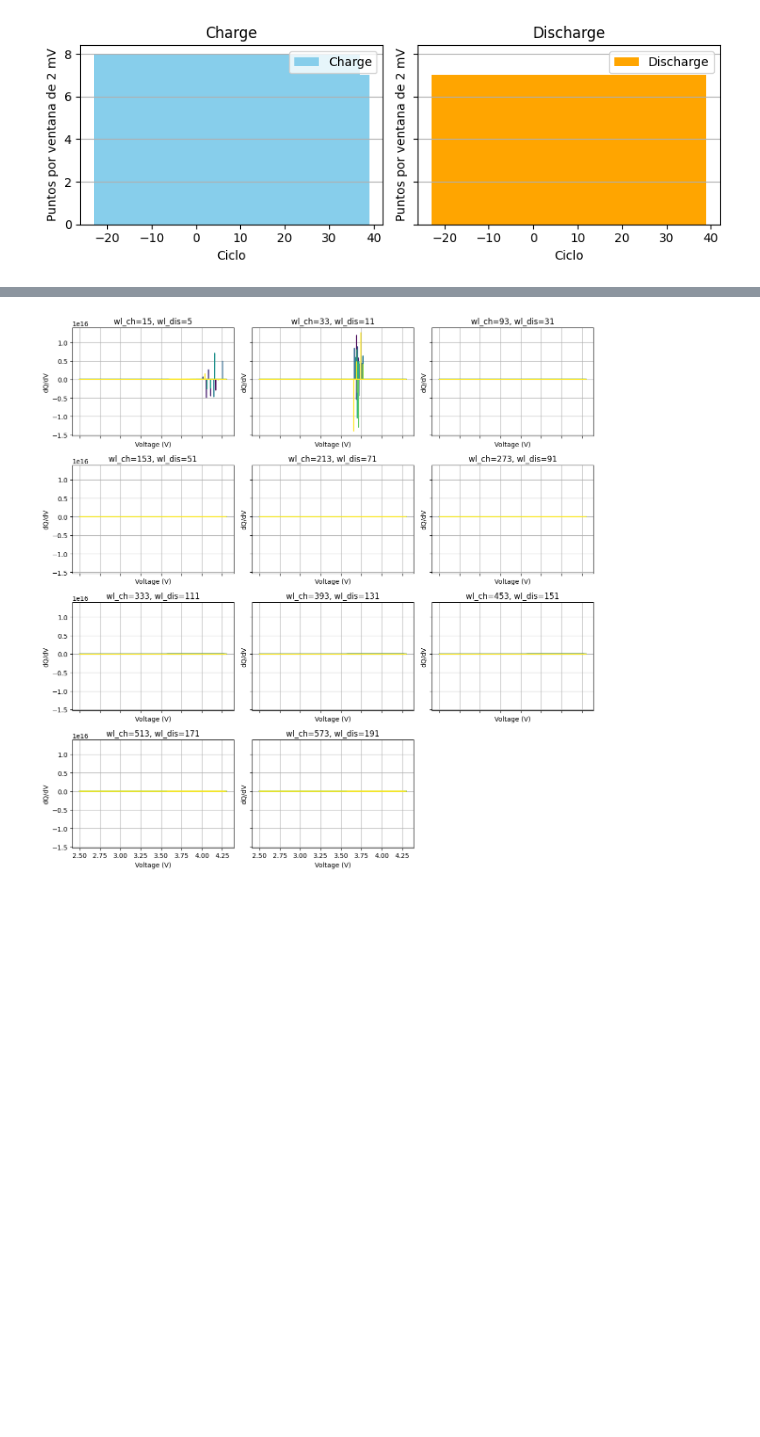
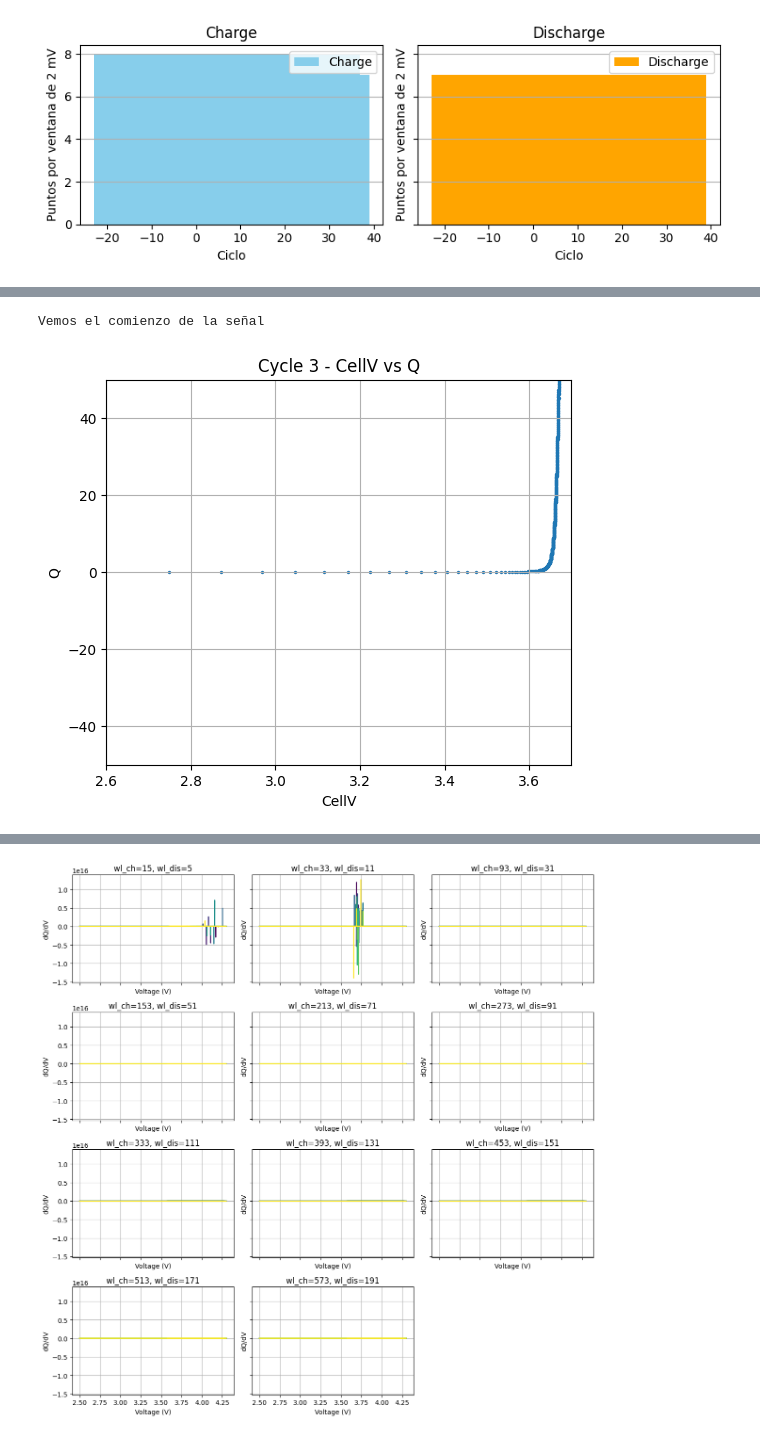
Before and after one commit to majodomenech/proc-icdv, a Jupyter notebook: notebooks/estudio14-dqdv-y-ajustes-ARBIN-nmc04.ipynb, the cells around one changed output, grey strips where cells are left out. Cells and saved outputs as stored; diff of their text form; code cells hidden in the pictures; blank space fills up the shorter version.

```diff
--- a/notebooks/estudio14-dqdv-y-ajustes-ARBIN-nmc04.ipynb
+++ b/notebooks/estudio14-dqdv-y-ajustes-ARBIN-nmc04.ipynb
@@ -127,0 +127,6 @@ plt.show()
+# %%
+print('Vemos el comienzo de la señal')
+grafico_QV(3, xlim=(2.6,3.7), ylim=(-50,50))
+# %% [output]
+Vemos el comienzo de la señal
+[figure, added]
```
Also changed, not shown: parts of 34 cells of this notebook, 3 other files.
